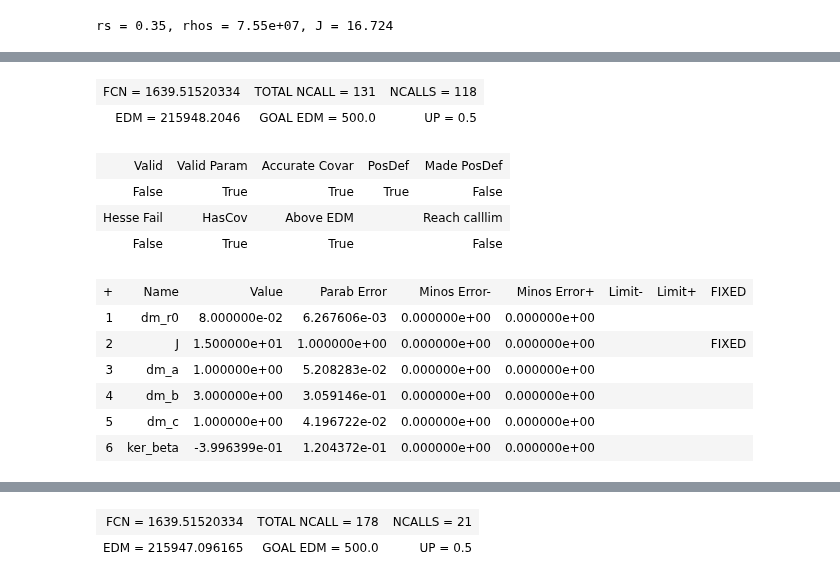
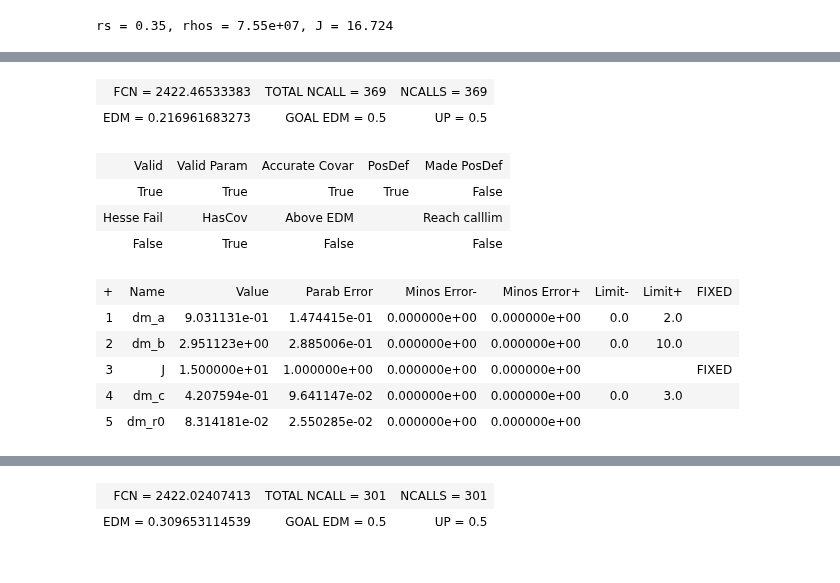
Before and after one commit to achiappo/FRESKA, a Jupyter notebook: cython/astrojpy-minuit.ipynb, the cells around one changed output, grey strips where cells are left out. Saved outputs shown, nothing was run; the diff lists cells and outputs as text; code cells hidden in the pictures.

```diff
--- a/cython/astrojpy-Minuit.ipynb
+++ b/cython/astrojpy-minuit.ipynb
@@ -31,12 +32,13 @@ print 'rs = %.2f, rhos = %.2e, J = %g'%(rs,rhos,Jtrue)
 # %% [output]
 rs = 0.35, rhos = 7.55e+07, J = 16.724
 # %%
-dm = build_profile('NFW')
+dm = build_profile('NFW', r0=rs)
 st = build_profile('plummer',rh=rh) # Plummer Stellar profile
-kr = build_kernel('constbeta') # isotropic kernel
+kr = build_kernel('iso') # isotropic kernel
 Sigma = SphericalJeansDispersion(dm, st, kr, dwarf_props)
 # %%
-R, v = np.loadtxt(directory+'Ret2_data/dsph_002.txt',usecols=(5, 7),unpack=True)
+#R, v = np.loadtxt(directory+'Ret2_data/dsph_001.txt',usecols=(5, 7),unpack=True)
+R, v = np.load('results/equiRdSphs.npy')
 vnan = np.isnan(v)
 v = v[~vnan]
 R = R[~vnan]
@@ -47,4 +49,4 @@ LL.set_free('dm_r0')
 LL.set_free('dm_a')
 LL.set_free('dm_b')
 LL.set_free('dm_c')
-LL.set_free('ker_beta')
+#LL.set_free('ker_beta')
@@ -55,7 +53,6 @@ LL.free_pars.keys()
 # %%
-J_array = np.linspace(15,18,20)
+J_array = np.linspace(15, 19, 30)
 L_arr = np.empty([0])
-parameters = np.array(LL.free_pars.keys())
+parameters = [par.split('_')[-1] for par in LL.free_pars.keys()]
 for par in parameters:
-    parname = par.split('_')[-1]
-    exec( '%s_arr = np.zeros_like(J_array)'%parname)
+    exec( '%s_arr = np.empty([0])'%par)
@@ -66,35 +67,38 @@ for j,J in enumerate(J_array):
     M.set_value('J',J)
     M.set_fixed('J')
     # r0
-    M.set_value('dm_r0',rh*2.)
-    M.set_error('dm_r0',0.01)
+    M.set_value('dm_r0', 0.35)
+    M.set_error('dm_r0', 0.01)
     # a
-    M.set_value('dm_a',1.)
-    M.set_error('dm_a',0.01)
+    M.set_value('dm_a', 1.)
+    M.set_error('dm_a', 0.01)
+    M.set_bound('dm_a', (0.,2))
     # b
-    M.set_value('dm_b',3.)
-    M.set_error('dm_b',0.01)
+    M.set_value('dm_b', 3.)
+    M.set_error('dm_b', 0.01)
+    M.set_bound('dm_b', (0.,10))
     # c
-    M.set_value('dm_c',1.)
-    M.set_error('dm_c',0.01)
+    M.set_value('dm_c', 1.)
+    M.set_error('dm_c', 0.01)
+    M.set_bound('dm_c', (0.,3))
     # beta
-    M.set_value('ker_beta',0.)
-    M.set_error('ker_beta',0.01)
+    #M.set_value('ker_beta',0.)
+    #M.set_error('ker_beta',0.01)
 
     M.settings['print_level'] = 1
-    M.set_minuit(**{'tol':1e7,'strategy':1})
-    BF = M.migrad_min()
+    M.set_minuit(tol=1e4,strategy=1)
 
     valid = False
     while not valid:
         BF = M.migrad_min()
         valid = BF[0]['is_valid']
-        if M.minuit.tol>1e10 and not valid: break
-        M.minuit.tol *= 10
+        if M.minuit.tol>1e6 and not valid:
+            break
+        else:
+            M.minuit.tol *= 10
     else:
-        L_arr = np.append(L_arr,BF[0]['fval'])
-        for par in parameters:
-            parname = par.split('_')[-1]
-            indx = np.where( parameters==par )[0][0]
-            exec( "{0}_arr[{1}] = BF[1][{2}]['value']".format(parname,j,indx))
+        if not np.isnan(BF[0]['edm']):
+            L_arr = np.append(L_arr, BF[0]['fval'])
+            for n,par in enumerate(parameters):
+                exec( "{0}_arr = np.append({0}_arr, BF[1][n]['value'])".format(par))
 # %% [output]
@@ -118,15 +105,14 @@ fcn is called with following arguments:
 [interactive output not drawn]
-| FCN = 1639.51520334 | TOTAL NCALL = 131 | NCALLS = 118 |
-| EDM = 215948.2046 | GOAL EDM = 500.0 | UP = 0.5 |
+| FCN = 2422.46533383 | TOTAL NCALL = 369 | NCALLS = 369 |
+| EDM = 0.216961683273 | GOAL EDM = 0.5 | UP = 0.5 |
 | Valid | Valid Param | Accurate Covar | PosDef | Made PosDef |
-| False | True | True | True | False |
+| True | True | True | True | False |
 | Hesse Fail | HasCov | Above EDM |  | Reach calllim |
-| False | True | True |  | False |
+| False | True | False |  | False |
 | + | Name | Value | Parab Error | Minos Error- | Minos Error+ | Limit- | Limit+ | FIXED |
-| 1 | dm_r0 | 8.000000e-02 | 6.267606e-03 | 0.000000e+00 | 0.000000e+00 |  |  |  |
-| 2 | J | 1.500000e+01 | 1.000000e+00 | 0.000000e+00 | 0.000000e+00 |  |  | FIXED |
-| 3 | dm_a | 1.000000e+00 | 5.208283e-02 | 0.000000e+00 | 0.000000e+00 |  |  |  |
-| 4 | dm_b | 3.000000e+00 | 3.059146e-01 | 0.000000e+00 | 0.000000e+00 |  |  |  |
-| 5 | dm_c | 1.000000e+00 | 4.196722e-02 | 0.000000e+00 | 0.000000e+00 |  |  |  |
-| 6 | ker_beta | -3.996399e-01 | 1.204372e-01 | 0.000000e+00 | 0.000000e+00 |  |  |  |
+| 1 | dm_a | 9.031131e-01 | 1.474415e-01 | 0.000000e+00 | 0.000000e+00 | 0.0 | 2.0 |  |
+| 2 | dm_b | 2.951123e+00 | 2.885006e-01 | 0.000000e+00 | 0.000000e+00 | 0.0 | 10.0 |  |
+| 3 | J | 1.500000e+01 | 1.000000e+00 | 0.000000e+00 | 0.000000e+00 |  |  | FIXED |
+| 4 | dm_c | 4.207594e-01 | 9.641147e-02 | 0.000000e+00 | 0.000000e+00 | 0.0 | 3.0 |  |
+| 5 | dm_r0 | 8.314181e-02 | 2.550285e-02 | 0.000000e+00 | 0.000000e+00 |  |  |  |
 [interactive output not drawn]
@@ -150,4 +119,4 @@ fcn is called with following arguments:
 [interactive output not drawn]
-| FCN = 1639.51520334 | TOTAL NCALL = 178 | NCALLS = 21 |
-| EDM = 215947.096165 | GOAL EDM = 500.0 | UP = 0.5 |
+| FCN = 2422.02407413 | TOTAL NCALL = 301 | NCALLS = 301 |
+| EDM = 0.309653114539 | GOAL EDM = 0.5 | UP = 0.5 |
 | Valid | Valid Param | Accurate Covar | PosDef | Made PosDef |
```
Also changed, not shown: parts of 14 cells of this notebook, 40 other files.
